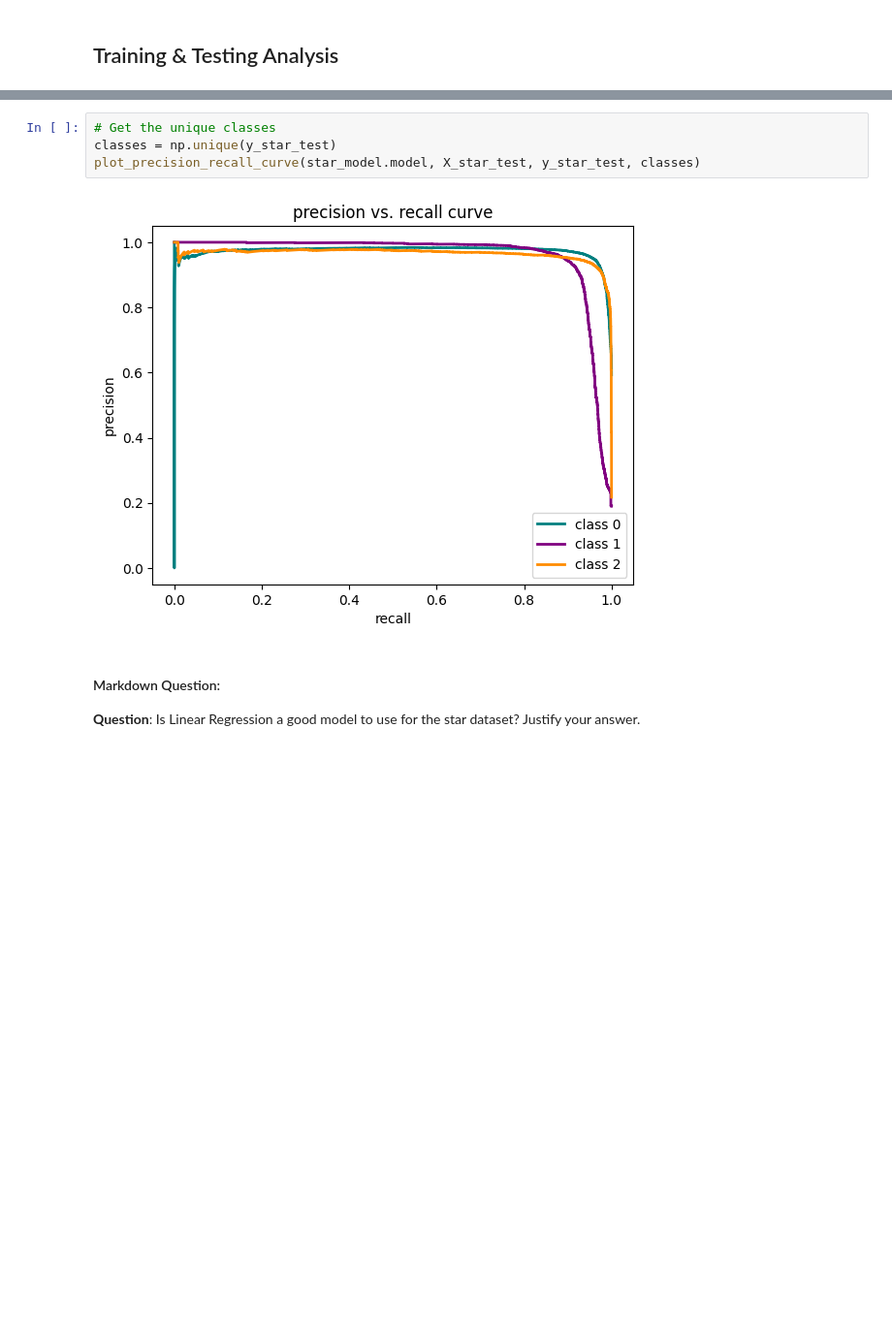
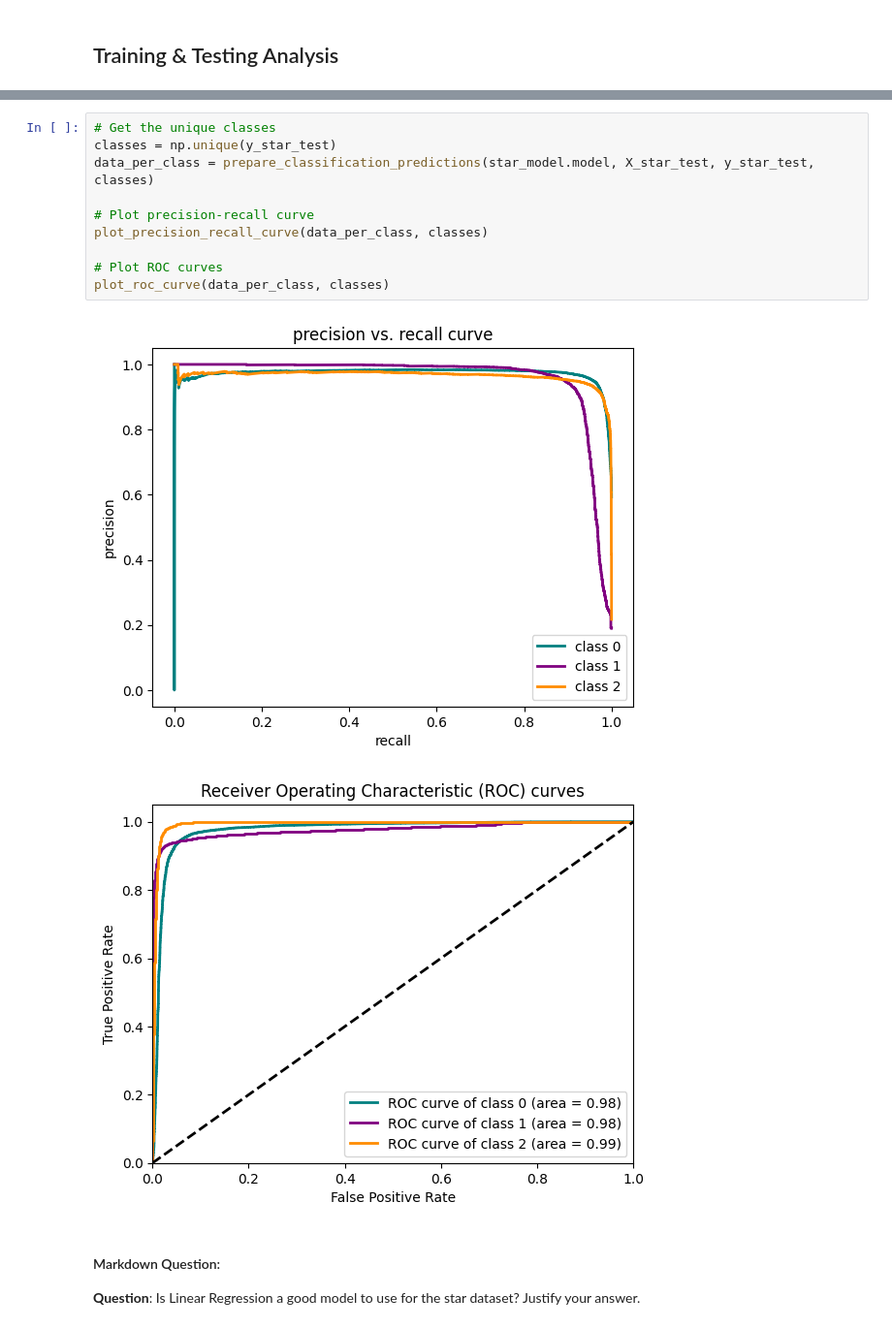
Before and after one commit to TNicko/DataMiningML, a Jupyter notebook: task3_2.ipynb, the cells around one changed output, grey strips where cells are left out. Shown: that part at 97% size. Drawn from its saved outputs; the diff is of its cells as text; blank space fills up the shorter version.

```diff
--- a/task3_2.ipynb
+++ b/task3_2.ipynb
@@ -119,9 +149,16 @@ star_model.load_results('results/star/svc.pkl')
 # %%
 # Get the unique classes
 classes = np.unique(y_star_test)
-plot_precision_recall_curve(star_model.model, X_star_test, y_star_test, classes)
+data_per_class = prepare_classification_predictions(star_model.model, X_star_test, y_star_test, classes)
+
+# Plot precision-recall curve
+plot_precision_recall_curve(data_per_class, classes)
+
+# Plot ROC curves
+plot_roc_curve(data_per_class, classes)
 # %% [output]
 [figure]
+[figure, added]
 # %% [markdown]
 #### Markdown Question:
 **Question**: Is Linear Regression a good model to use for the star dataset? Justify your answer.
```
Also changed, not shown: parts of 4 cells of this notebook, 9 other files.
